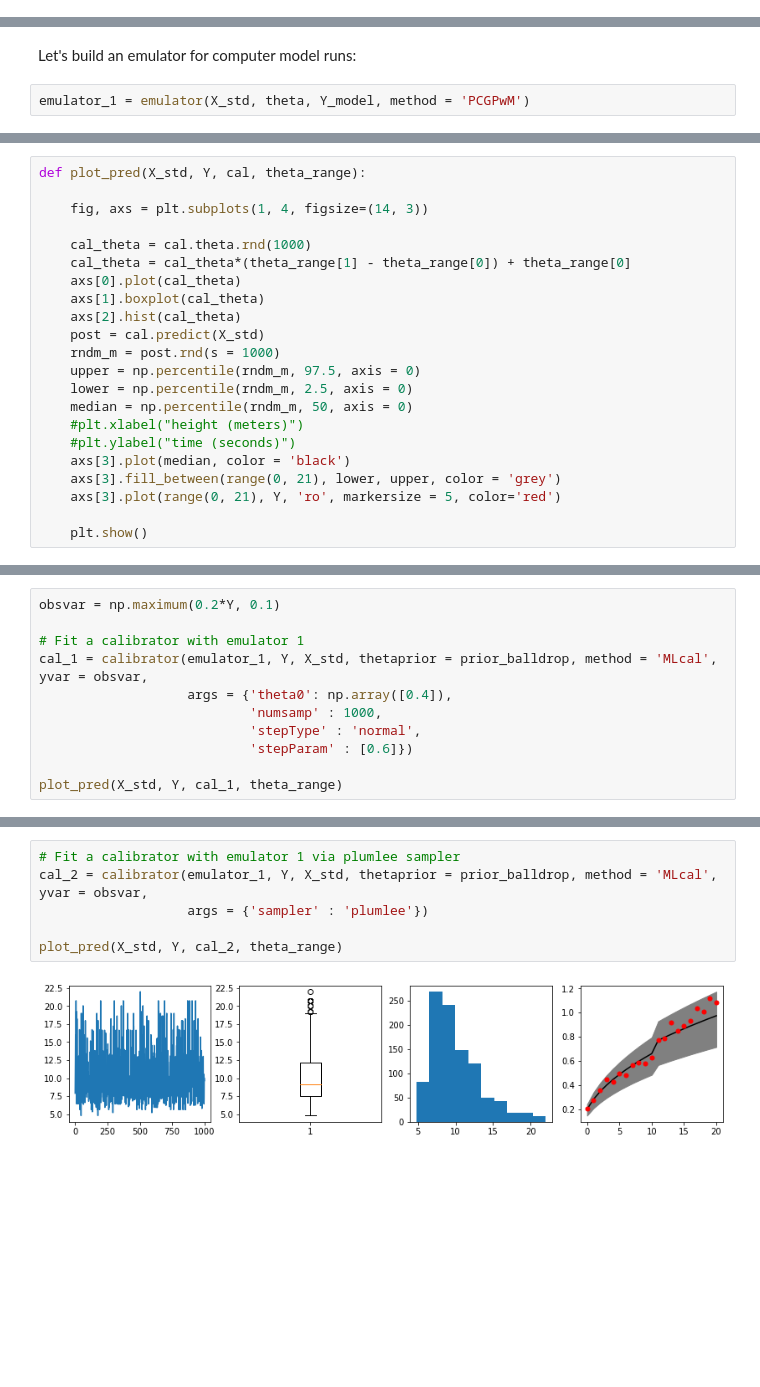
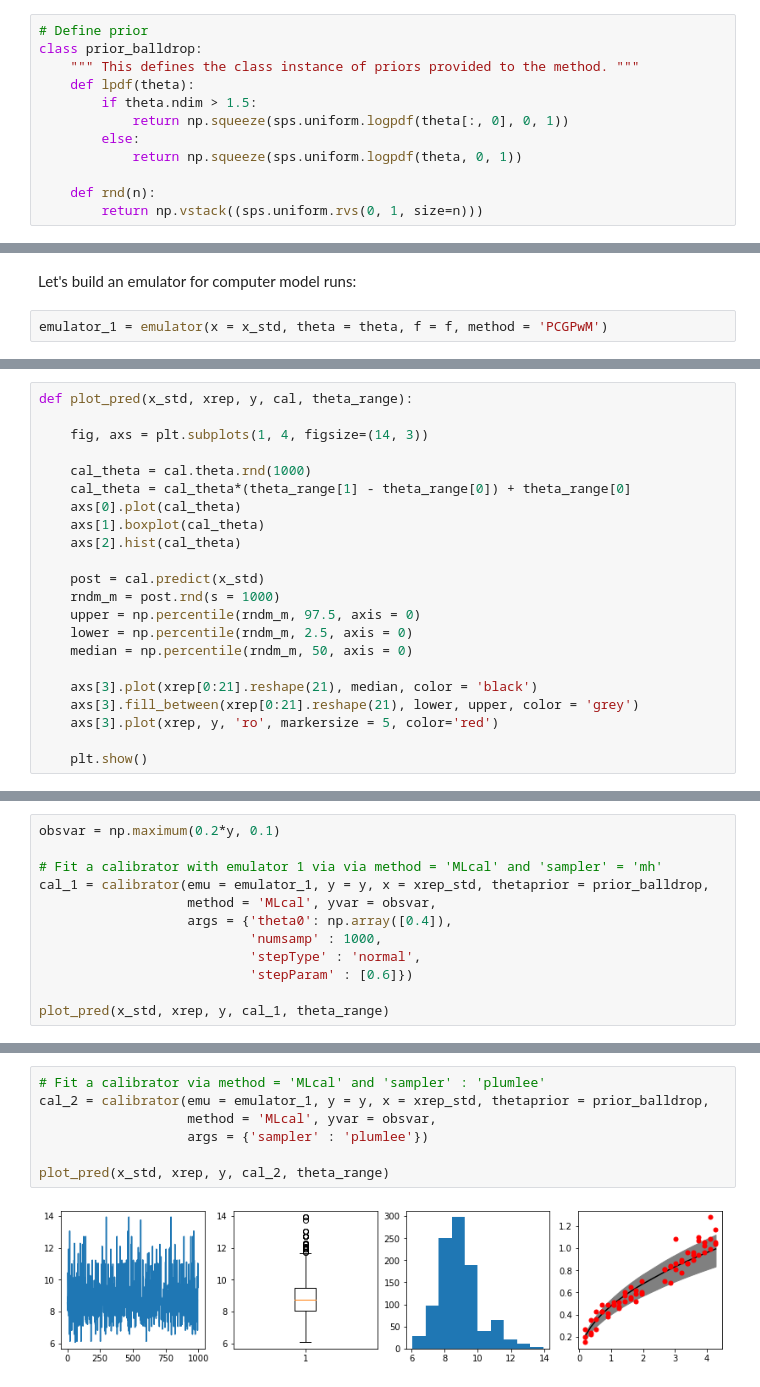
Before and after one commit to catatonicpig/ModCal, a Jupyter notebook: examples/Example3/Example3_nb.ipynb, the cells around one changed output, grey strips where cells are left out. Saved outputs shown, nothing was run; the diff lists cells and outputs as text; blank space fills up the shorter version.

```diff
--- a/examples/Example3/Example3_nb.ipynb
+++ b/examples/Example3/Example3_nb.ipynb
@@ -65,2 +62,14 @@ Consider computer model emulator where $g \in [1, 30]$, and perform computer mod
+# %%
+# Define prior
+class prior_balldrop:
+    """ This defines the class instance of priors provided to the method. """
+    def lpdf(theta):
+        if theta.ndim > 1.5:
+            return np.squeeze(sps.uniform.logpdf(theta[:, 0], 0, 1))
+        else:
+            return np.squeeze(sps.uniform.logpdf(theta, 0, 1))
+
+    def rnd(n):
+        return np.vstack((sps.uniform.rvs(0, 1, size=n)))
 # %%
 # Draw 100 random parameters from uniform prior
@@ -89,4 +97,4 @@ print(np.shape(Y_model))
 # %% [markdown]
 Let's build an emulator for computer model runs:
 # %%
-emulator_1 = emulator(X_std, theta, Y_model, method = 'PCGPwM')
+emulator_1 = emulator(x = x_std, theta = theta, f = f, method = 'PCGPwM')
@@ -132,5 +142,5 @@ Rsq =  0.9999999153803906
 # %%
-def plot_pred(X_std, Y, cal, theta_range):
+def plot_pred(x_std, xrep, y, cal, theta_range):
 
     fig, axs = plt.subplots(1, 4, figsize=(14, 3))
 
@@ -139,15 +149,15 @@ def plot_pred(X_std, Y, cal, theta_range):
     axs[0].plot(cal_theta)
     axs[1].boxplot(cal_theta)
     axs[2].hist(cal_theta)
-    post = cal.predict(X_std)
+
+    post = cal.predict(x_std)
     rndm_m = post.rnd(s = 1000)
     upper = np.percentile(rndm_m, 97.5, axis = 0)
     lower = np.percentile(rndm_m, 2.5, axis = 0)
     median = np.percentile(rndm_m, 50, axis = 0)
-    #plt.xlabel("height (meters)")
-    #plt.ylabel("time (seconds)")
-    axs[3].plot(median, color = 'black')
-    axs[3].fill_between(range(0, 21), lower, upper, color = 'grey')
-    axs[3].plot(range(0, 21), Y, 'ro', markersize = 5, color='red')
+
+    axs[3].plot(xrep[0:21].reshape(21), median, color = 'black')
+    axs[3].fill_between(xrep[0:21].reshape(21), lower, upper, color = 'grey')
+    axs[3].plot(xrep, y, 'ro', markersize = 5, color='red')
 
     plt.show()
@@ -162,12 +164,13 @@ class prior_balldrop:
 # %%
-obsvar = np.maximum(0.2*Y, 0.1)
+obsvar = np.maximum(0.2*y, 0.1)
 
-# Fit a calibrator with emulator 1
-cal_1 = calibrator(emulator_1, Y, X_std, thetaprior = prior_balldrop, method = 'MLcal', yvar = obsvar,
+# Fit a calibrator with emulator 1 via via method = 'MLcal' and 'sampler' = 'mh'
+cal_1 = calibrator(emu = emulator_1, y = y, x = xrep_std, thetaprior = prior_balldrop,
+                   method = 'MLcal', yvar = obsvar,
                    args = {'theta0': np.array([0.4]),
                            'numsamp' : 1000,
                            'stepType' : 'normal',
                            'stepParam' : [0.6]})
 
-plot_pred(X_std, Y, cal_1, theta_range)
+plot_pred(x_std, xrep, y, cal_1, theta_range)
 # %% [output]
@@ -176,9 +179,10 @@ n_acc rate= 0.162
 # %%
-# Fit a calibrator with emulator 1 via plumlee sampler
-cal_2 = calibrator(emulator_1, Y, X_std, thetaprior = prior_balldrop, method = 'MLcal', yvar = obsvar,
+# Fit a calibrator via method = 'MLcal' and 'sampler' : 'plumlee'
+cal_2 = calibrator(emu = emulator_1, y = y, x = xrep_std, thetaprior = prior_balldrop,
+                   method = 'MLcal', yvar = obsvar,
                    args = {'sampler' : 'plumlee'})
 
-plot_pred(X_std, Y, cal_2, theta_range)
+plot_pred(x_std, xrep, y, cal_2, theta_range)
 # %% [output]
-[figure, old version]
+[figure, new version]
 # %%
```
Also changed, not shown: parts of 24 cells of this notebook, 6 other files.
